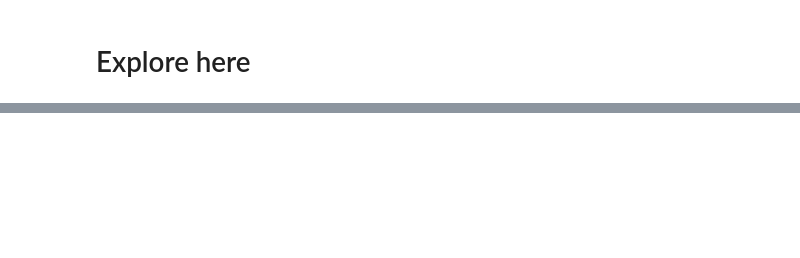
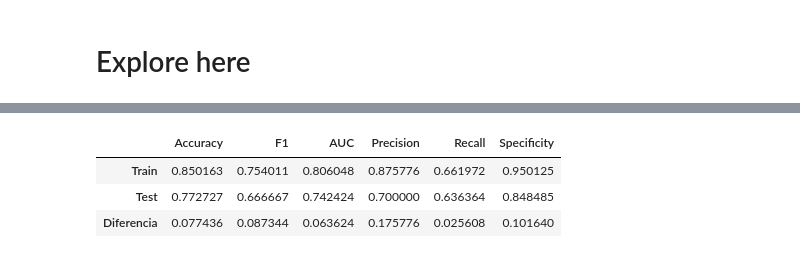
Before and after one commit to 4GeeksAcademy/machine-learning-randomforest-chematudela, a Jupyter notebook: src/explore.ipynb, the cells around one changed output, grey strips where cells are left out. Drawn from its saved outputs; the diff is of its cells as text; code cells hidden in the pictures; blank space fills up the shorter version.

```diff
--- a/src/explore.ipynb
+++ b/src/explore.ipynb
@@ -32,0 +190,47 @@ El archivo NO existe.
+# %%
+y_pred = model.predict(X_test)
+
+accuracy_score(y_test, y_pred)
+
+
+
+
+
+def get_metrics(y_train, y_test, y_pred_train, y_pred_test):
+    # Calcular métricas para el conjunto de entrenamiento
+    train_accuracy = accuracy_score(y_train, y_pred_train)
+    train_f1 = f1_score(y_train, y_pred_train)
+    train_auc = roc_auc_score(y_train, y_pred_train)
+    train_precision = precision_score(y_train, y_pred_train)
+    train_recall = recall_score(y_train, y_pred_train)
+    train_specificity = specificity_score(y_train, y_pred_train)
+
+    # Calcular métricas para el conjunto de prueba
+    test_accuracy = accuracy_score(y_test, y_pred_test)
+    test_f1 = f1_score(y_test, y_pred_test)
+    test_auc = roc_auc_score(y_test, y_pred_test)
+    test_precision = precision_score(y_test, y_pred_test)
+    test_recall = recall_score(y_test, y_pred_test)
+    test_specificity = specificity_score(y_test, y_pred_test)
+
+    # Calcular la diferencia entre métricas de entrenamiento y prueba
+    diff_accuracy = train_accuracy - test_accuracy
+    diff_f1 = train_f1 - test_f1
+    diff_auc = train_auc - test_auc
+    diff_precision = train_precision - test_precision
+    diff_recall = train_recall - test_recall
+    diff_specificity = train_specificity - test_specificity
+
+    # Crear un DataFrame con los resultados
+    metrics_df = pd.DataFrame([[train_accuracy, train_f1, train_auc, train_precision, train_recall, train_specificity],[test_accuracy, test_f1, test_auc, test_precision, test_recall, test_specificity],[diff_accuracy, diff_f1, diff_auc, diff_precision, diff_recall, diff_specificity]],
+                              columns = ['Accuracy', 'F1', 'AUC', 'Precision', 'Recall', 'Specificity'],
+                              index = ['Train','Test', 'Diferencia'])
+
+    return metrics_df
+
+get_metrics(y_train, y_test, y_pred_train, y_pred_test)
+# %% [output]
+|  | Accuracy | F1 | AUC | Precision | Recall | Specificity |
+| Train | 0.850163 | 0.754011 | 0.806048 | 0.875776 | 0.661972 | 0.950125 |
+| Test | 0.772727 | 0.666667 | 0.742424 | 0.700000 | 0.636364 | 0.848485 |
+| Diferencia | 0.077436 | 0.087344 | 0.063624 | 0.175776 | 0.025608 | 0.101640 |
```
Also changed, not shown: parts of 35 cells of this notebook, 20 other files.
